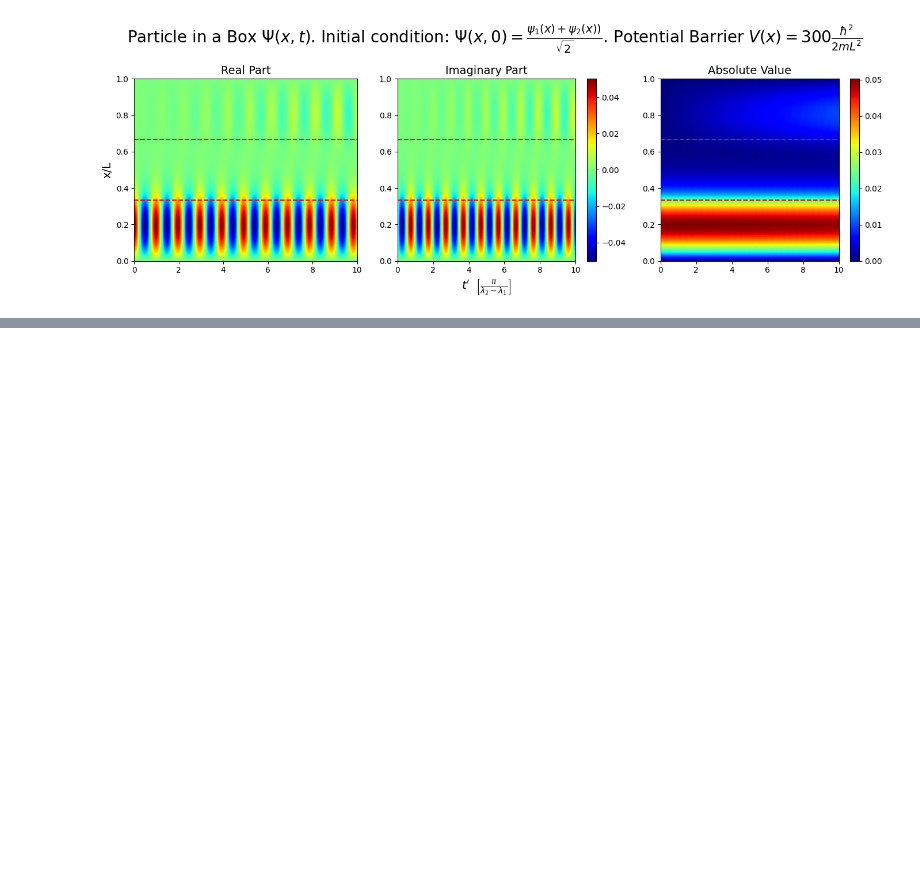
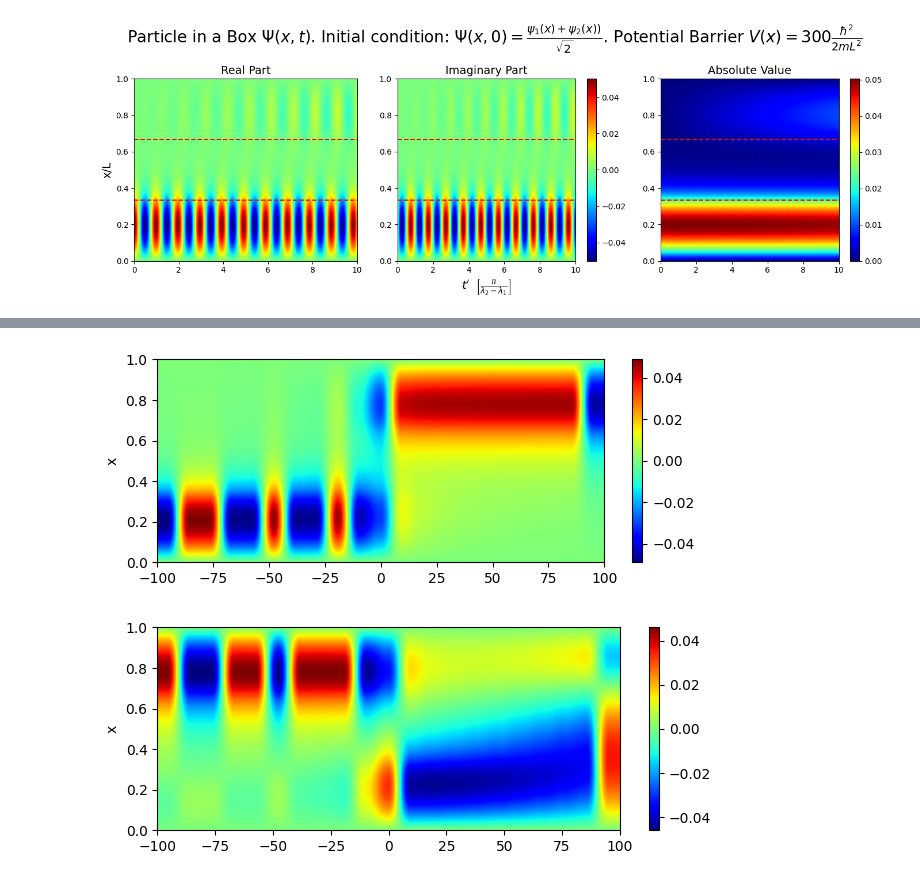
Before and after one commit to emilssp/Computational_Physics_v24, a Jupyter notebook: Quantum_Mechanics/python/plot.ipynb, the cells around one changed output, grey strips where cells are left out. Saved outputs shown, nothing was run; the diff lists cells and outputs as text; code cells hidden in the pictures; blank space fills up the shorter version.

```diff
--- a/Quantum_Mechanics/python/plot.ipynb
+++ b/Quantum_Mechanics/python/plot.ipynb
@@ -516,0 +524,24 @@ plt.plot(x,V_test)
+# %%
+data1 = pd.read_csv('../data/raw/vec1_Vr.csv', header=None)
+data1 = data1.values
+data2 = pd.read_csv('../data/raw/vec2_Vr.csv', header=None)
+data2 = data2.values
+
+plt.subplot(2,1,1)
+
+plt.imshow(data1, cmap= "jet", aspect='auto', extent = (-100,100,0,1))
+
+plt.colorbar()
+plt.ylabel("x")
+plt.tight_layout()
+plt.show()
+
+plt.subplot(2,1,2)
+plt.imshow(data2, cmap= "jet", aspect='auto', extent = (-100,100,0,1))
+plt.colorbar()
+plt.tight_layout()
+plt.ylabel("x")
+plt.show()
+# %% [output]
+[figure, added]
+[figure, added]
```
Also changed, not shown: parts of 2 cells of this notebook, 20 other files.
